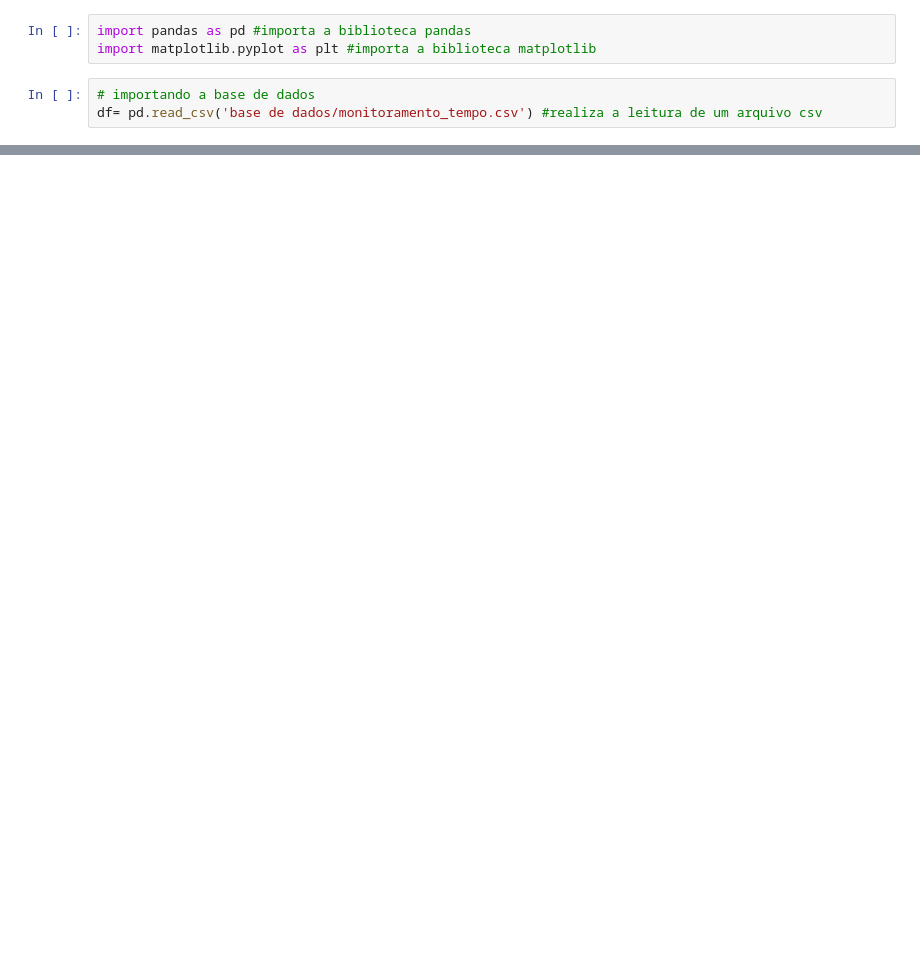
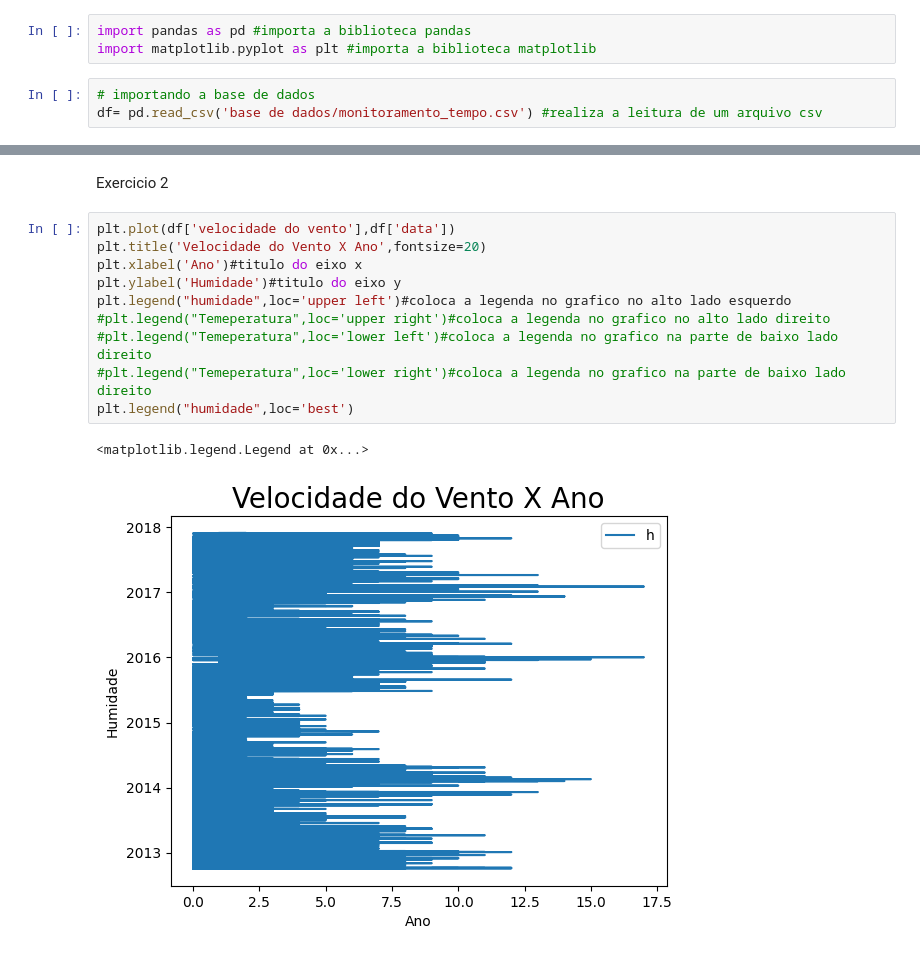
Before and after one commit to RSVictor/Codigos_IABD2024, a Jupyter notebook: Aula 03/exercicios.ipynb, the cells around one changed output, grey strips where cells are left out. Drawn from its saved outputs; the diff is of its cells as text; blank space fills up the shorter version.

```diff
--- a/Aula 03/exercicios.ipynb
+++ b/Aula 03/exercicios.ipynb
@@ -21,0 +24,15 @@ KeyError: 'ano'
+# %% [markdown]
+Exercicio 2
+# %%
+plt.plot(df['velocidade do vento'],df['data'])
+plt.title('Velocidade do Vento X Ano',fontsize=20)
+plt.xlabel('Ano')#titulo do eixo x
+plt.ylabel('Humidade')#titulo do eixo y
+plt.legend("humidade",loc='upper left')#coloca a legenda no grafico no alto lado esquerdo
+#plt.legend("Temeperatura",loc='upper right')#coloca a legenda no grafico no alto lado direito
+#plt.legend("Temeperatura",loc='lower left')#coloca a legenda no grafico na parte de baixo lado direito
+#plt.legend("Temeperatura",loc='lower right')#coloca a legenda no grafico na parte de baixo lado direito
+plt.legend("humidade",loc='best')
+# %% [output]
+<matplotlib.legend.Legend at 0x...>
+[figure, added]
```
Also changed, not shown: parts of 3 cells of this notebook, 1 other file.
